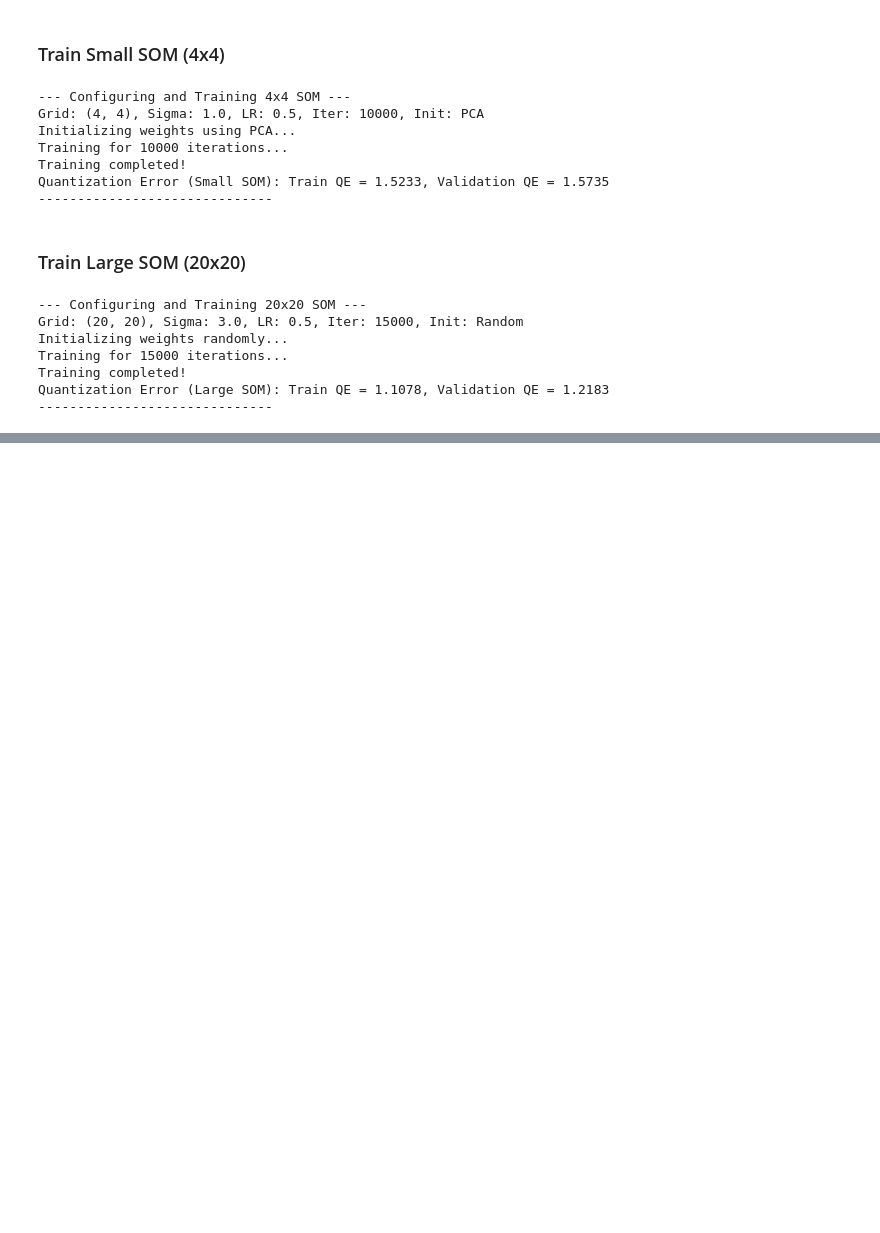
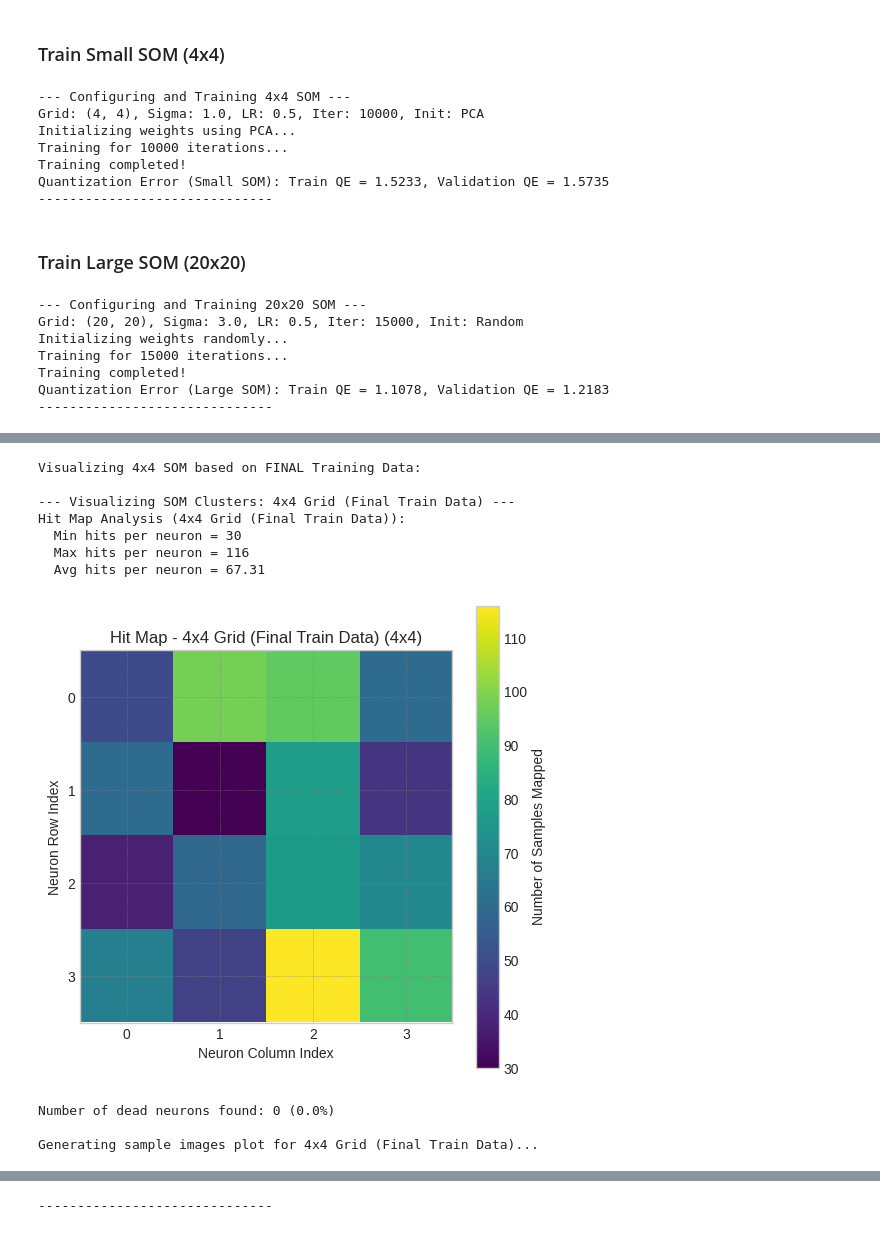
Before and after one commit to AlieShayan/Neural-Networks-SOM-Clustering-and-SLFN-Classification, a Jupyter notebook: task1_som_clustering/som_clustering.ipynb, the cells around one changed output, grey strips where cells are left out. Saved outputs shown, nothing was run; the diff lists cells and outputs as text; code cells hidden in the pictures; blank space fills up the shorter version.

Commit message:
add visualization of SOMs

```diff
--- a/task1_som_clustering/som_clustering.ipynb
+++ b/task1_som_clustering/som_clustering.ipynb
@@ -167,0 +281,23 @@ Quantization Error (Large SOM): Train QE = 1.1078, Validation QE = 1.2183
+# %%
+print("\nVisualizing 4x4 SOM based on FINAL Training Data:")
+neuron_labels_map_small, dead_neurons_small = visualize_som_clusters(
+    som_small,
+    X_train_final,
+    y_train_final,
+    X_train_final_orig,
+    som_grid_size_small,
+    "4x4 Grid (Final Train Data)"
+)
+print("-" * 30)
+# %% [output]
+Visualizing 4x4 SOM based on FINAL Training Data:
+
+--- Visualizing SOM Clusters: 4x4 Grid (Final Train Data) ---
+Hit Map Analysis (4x4 Grid (Final Train Data)):
+  Min hits per neuron = 30
+  Max hits per neuron = 116
+  Avg hits per neuron = 67.31
+[figure, added]
+Number of dead neurons found: 0 (0.0%)
+
+Generating sample images plot for 4x4 Grid (Final Train Data)...
@@ -167,0 +305 @@ Quantization Error (Large SOM): Train QE = 1.1078, Validation QE = 1.2183
+------------------------------
```
Also changed, not shown: parts of 5 cells of this notebook.
